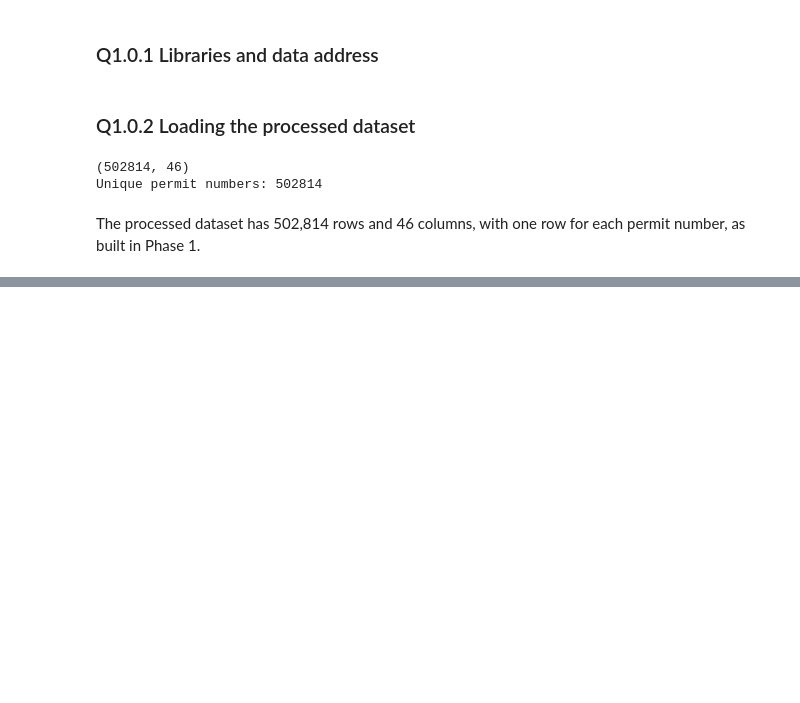
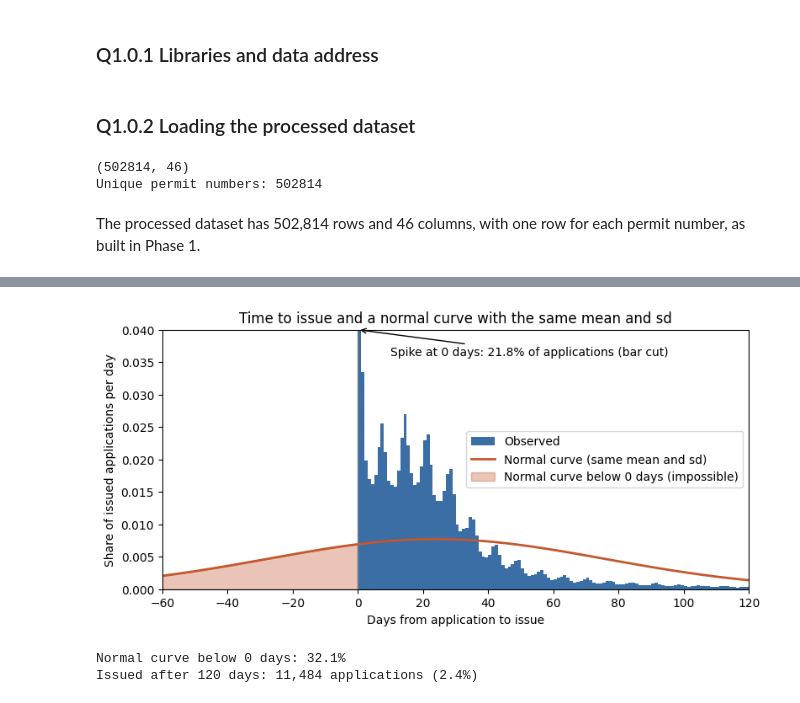
Before and after one commit to Emelygabrielaa/calgary-building-permits-eda, a Jupyter notebook: notebooks/02_q1_processing_time.ipynb, the cells around one changed output, grey strips where cells are left out. Drawn from its saved outputs; the diff is of its cells as text; code cells hidden in the pictures; blank space fills up the shorter version.

```diff
--- a/notebooks/02_q1_processing_time.ipynb
+++ b/notebooks/02_q1_processing_time.ipynb
@@ -101,0 +162,9 @@ The processed dataset has 502,814 rows and 46 columns, with one row for each per
+# %%
+# Time to issue of the issued applications
+t = df["days_to_issue"].dropna()
+
+# Summary statistics with percentiles, and skewness
+pcts = [0.01, 0.05, 0.10, 0.25, 0.50, 0.75, 0.90, 0.95, 0.99]
+summary = t.describe(percentiles=pcts).round(1)
+summary["skewness"] = round(t.skew(), 2)
+print(summary.to_string())
@@ -101,0 +193,39 @@ The processed dataset has 502,814 rows and 46 columns, with one row for each per
+# %%
+# Mean and standard deviation of the time to issue
+mean, sd = t.mean(), t.std()
+
+# Normal curve with the same mean and standard deviation, per day
+x = np.linspace(-60, 120, 500)
+normal = np.exp(-((x - mean) ** 2) / (2 * sd ** 2)) / (sd * np.sqrt(2 * np.pi))
+
+# Histogram (share of all issued applications per day) and the normal curve
+fig, ax = plt.subplots(figsize=(9, 4))
+within = t[t <= 120]
+ax.hist(within, bins=np.arange(0, 122), weights=np.full(len(within), 1 / len(t)),
+        color="#3b6ea5", label="Observed")
+ax.plot(x, normal, color="#c4572e", linewidth=2, label="Normal curve (same mean and sd)")
+ax.fill_between(x[x < 0], normal[x < 0], color="#c4572e", alpha=0.35,
+                label="Normal curve below 0 days (impossible)")
+ax.axvline(0, color="grey", linewidth=1)
+
+# Zoom the vertical axis and label the spike, which is cut at the top
+same_day = (t == 0).mean()
+ax.set_ylim(0, 0.04)
+ax.annotate(f"Spike at 0 days: {100 * same_day:.1f}% of applications (bar cut)",
+            xy=(0, 0.04), xytext=(10, 0.036), arrowprops=dict(arrowstyle="->"))
+ax.set_xlim(-60, 120)
+ax.set_xlabel("Days from application to issue")
+ax.set_ylabel("Share of issued applications per day")
+ax.set_title("Time to issue and a normal curve with the same mean and sd")
+ax.legend(loc="center right")
+plt.show()
+
+# Share of the normal curve below zero days (impossible values), and share of data beyond 120 days
+from math import erf, sqrt
+below_zero = 0.5 * (1 + erf((0 - mean) / (sd * sqrt(2))))
+print(f"Normal curve below 0 days: {100 * below_zero:.1f}%")
+print(f"Issued after 120 days: {(t > 120).sum():,} applications ({100 * (t > 120).mean():.1f}%)")
+# %% [output]
+[figure, added]
+Normal curve below 0 days: 32.1%
+Issued after 120 days: 11,484 applications (2.4%)
```
Also changed, not shown: parts of 74 cells of this notebook.
